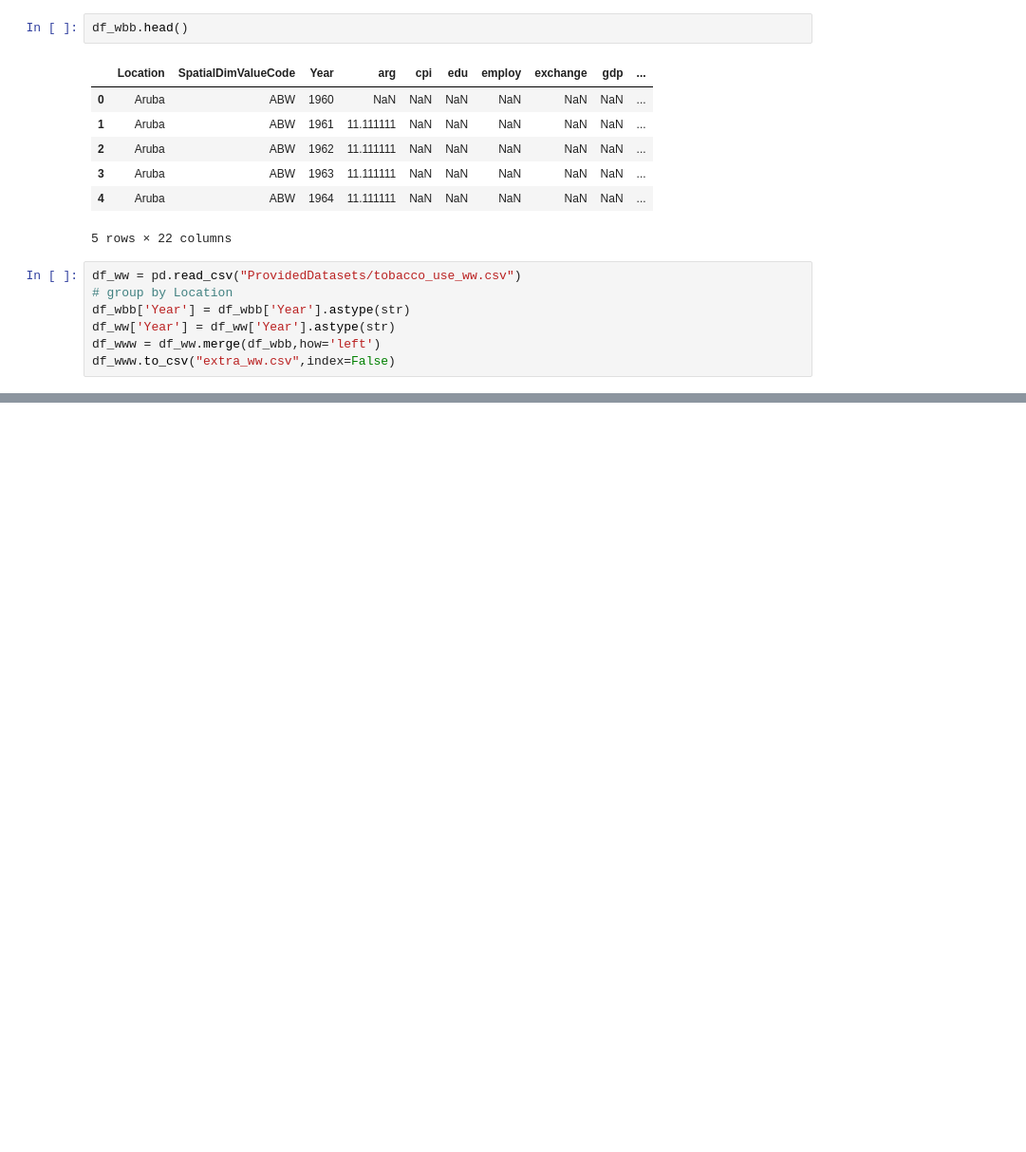
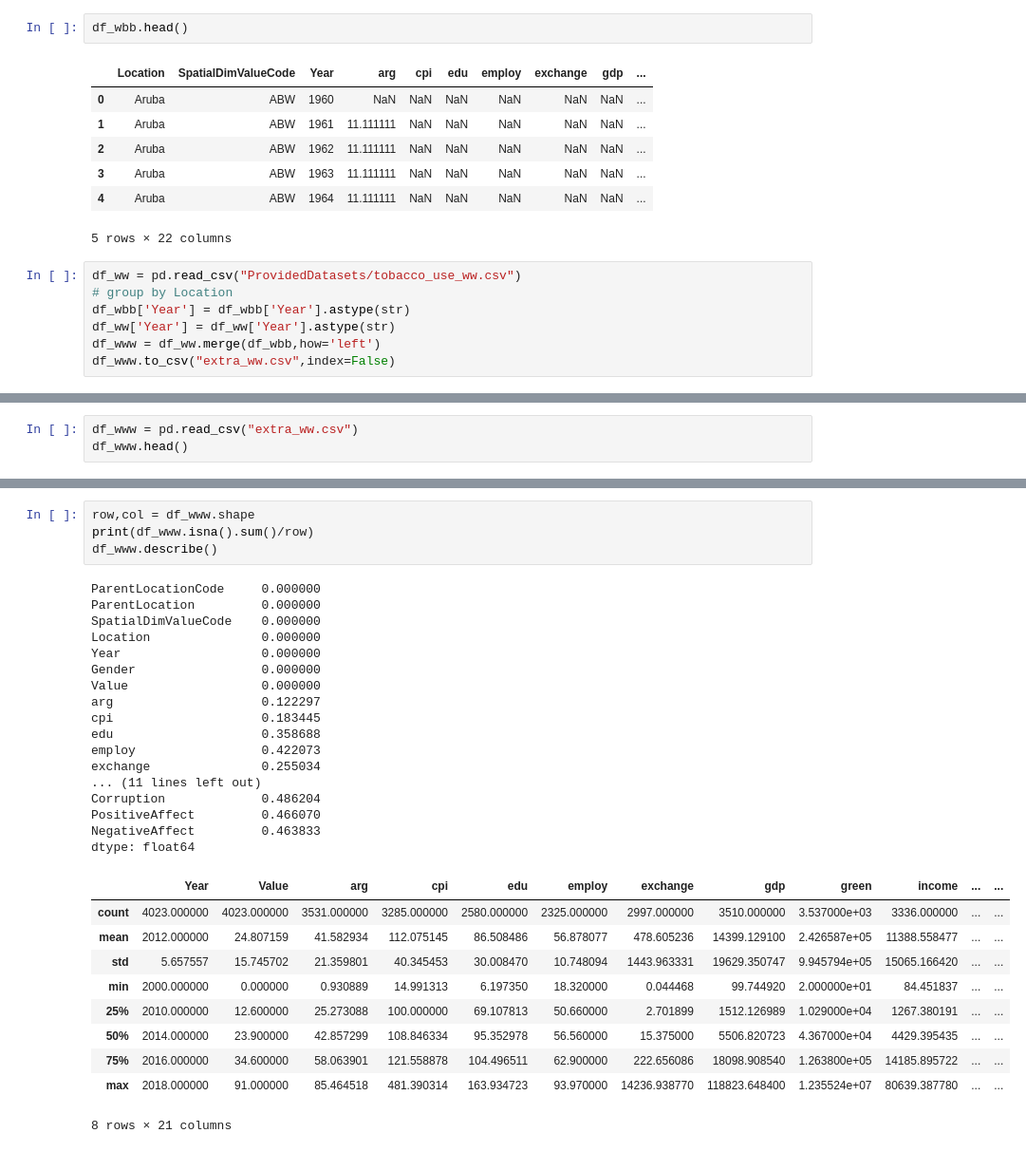
Before and after one commit to QiyunC/Citadel-Datathon-2021, a Jupyter notebook: data_cleaning.ipynb, the cells around one changed output, grey strips where cells are left out. Shown: that part at 95% size. Drawn from its saved outputs; the diff is of its cells as text; blank space fills up the shorter version.

```diff
--- a/data_cleaning.ipynb
+++ b/data_cleaning.ipynb
@@ -133,0 +123,3 @@ df_www.to_csv("extra_ww.csv",index=False)
+# %%
+df_www = pd.read_csv("extra_ww.csv")
+df_www.head()
@@ -133,0 +162,32 @@ df_www.to_csv("extra_ww.csv",index=False)
+# %%
+row,col = df_www.shape
+print(df_www.isna().sum()/row)
+df_www.describe()
+# %% [output]
+ParentLocationCode     0.000000
+ParentLocation         0.000000
+SpatialDimValueCode    0.000000
+Location               0.000000
+Year                   0.000000
+Gender                 0.000000
+Value                  0.000000
+arg                    0.122297
+cpi                    0.183445
+edu                    0.358688
+employ                 0.422073
+exchange               0.255034
+... (11 lines left out)
+Corruption             0.486204
+PositiveAffect         0.466070
+NegativeAffect         0.463833
+dtype: float64
+|  | Year | Value | arg | cpi | edu | employ | exchange | gdp | green | income | ... | ... |
+| count | 4023.000000 | 4023.000000 | 3531.000000 | 3285.000000 | 2580.000000 | 2325.000000 | 2997.000000 | 3510.000000 | 3.537000e+03 | 3336.000000 | ... | ... |
+| mean | 2012.000000 | 24.807159 | 41.582934 | 112.075145 | 86.508486 | 56.878077 | 478.605236 | 14399.129100 | 2.426587e+05 | 11388.558477 | ... | ... |
+| std | 5.657557 | 15.745702 | 21.359801 | 40.345453 | 30.008470 | 10.748094 | 1443.963331 | 19629.350747 | 9.945794e+05 | 15065.166420 | ... | ... |
+| min | 2000.000000 | 0.000000 | 0.930889 | 14.991313 | 6.197350 | 18.320000 | 0.044468 | 99.744920 | 2.000000e+01 | 84.451837 | ... | ... |
+| 25% | 2010.000000 | 12.600000 | 25.273088 | 100.000000 | 69.107813 | 50.660000 | 2.701899 | 1512.126989 | 1.029000e+04 | 1267.380191 | ... | ... |
+| 50% | 2014.000000 | 23.900000 | 42.857299 | 108.846334 | 95.352978 | 56.560000 | 15.375000 | 5506.820723 | 4.367000e+04 | 4429.395435 | ... | ... |
+| 75% | 2016.000000 | 34.600000 | 58.063901 | 121.558878 | 104.496511 | 62.900000 | 222.656086 | 18098.908540 | 1.263800e+05 | 14185.895722 | ... | ... |
+| max | 2018.000000 | 91.000000 | 85.464518 | 481.390314 | 163.934723 | 93.970000 | 14236.938770 | 118823.648400 | 1.235524e+07 | 80639.387780 | ... | ... |
+8 rows × 21 columns
```
Also changed, not shown: parts of 9 cells of this notebook, 3 other files.
